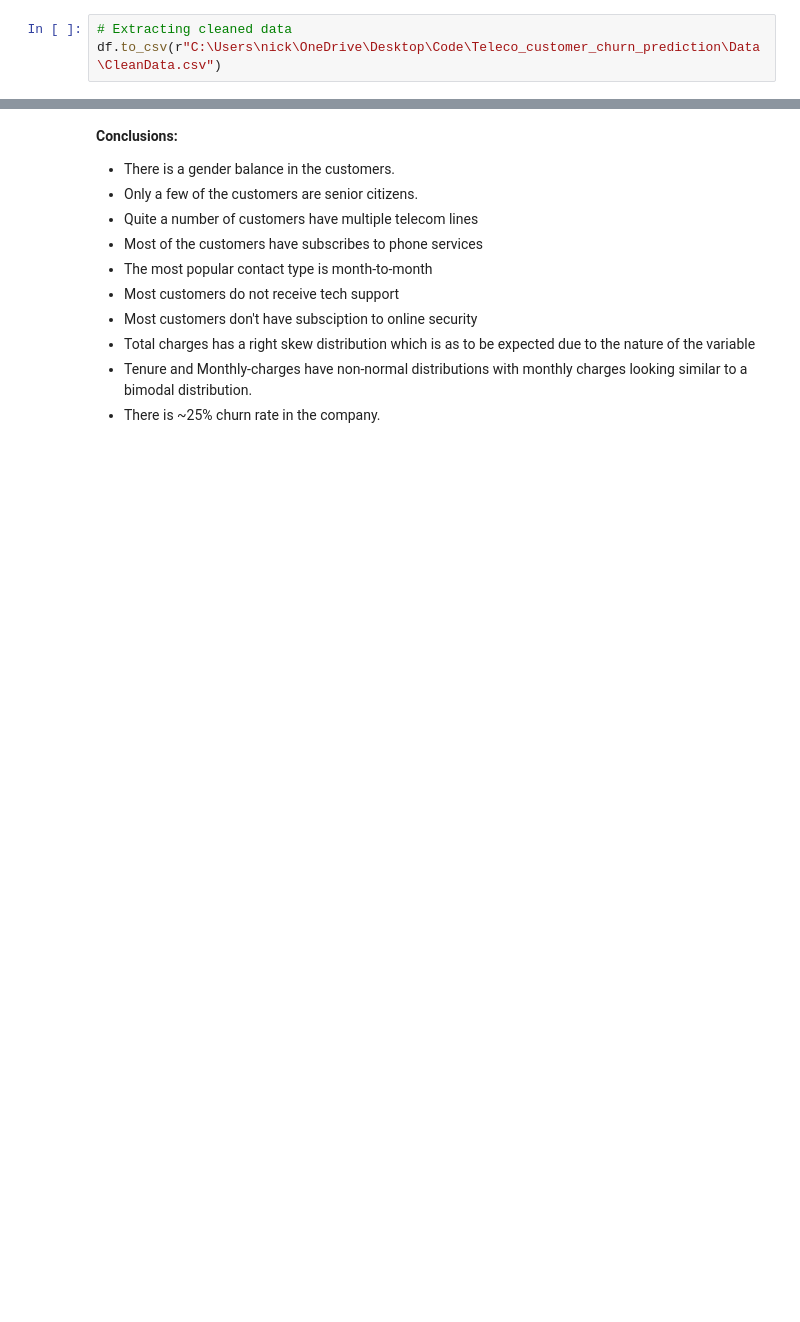
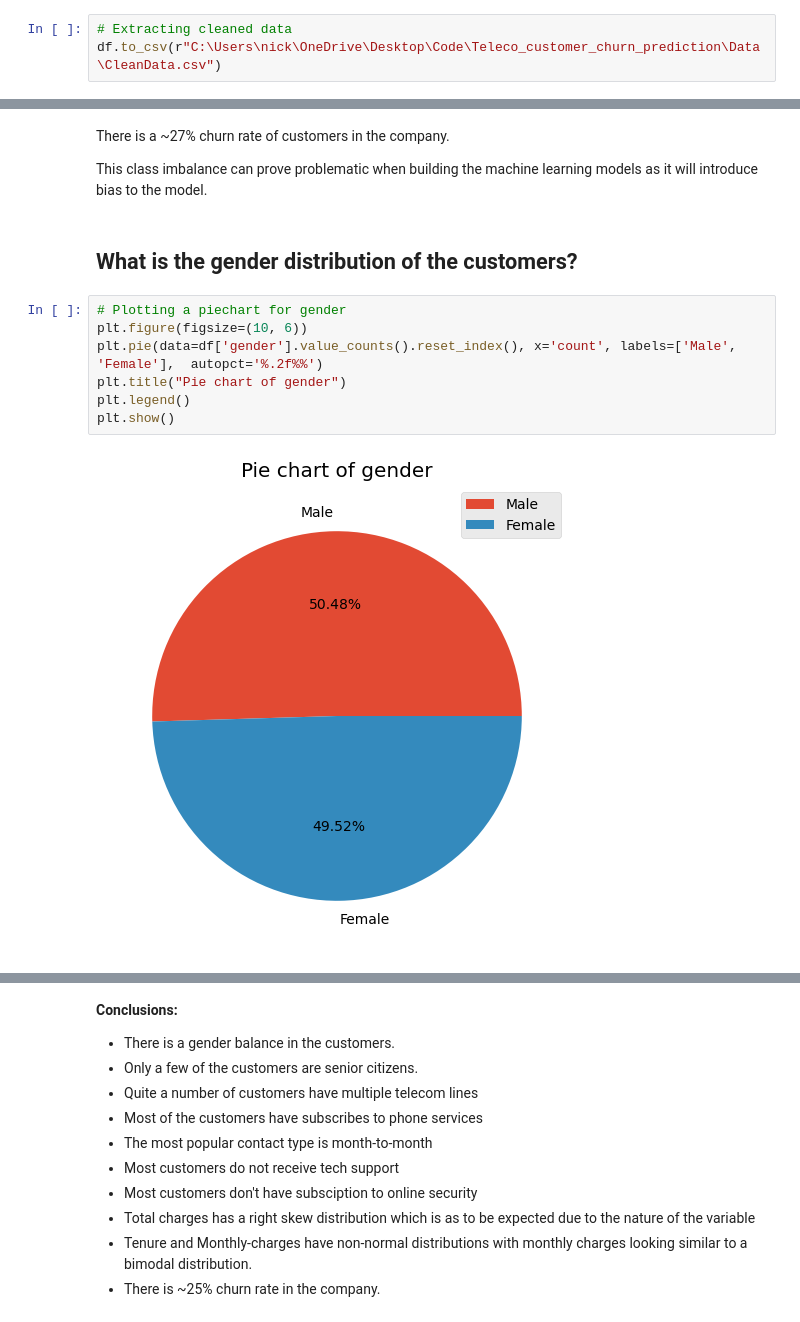
Before and after one commit to Nickimani/Teleco_customer_churn_prediction, a Jupyter notebook: Notebook.ipynb, the cells around one changed output, grey strips where cells are left out. Drawn from its saved outputs; the diff is of its cells as text; blank space fills up the shorter version.

```diff
--- a/Notebook.ipynb
+++ b/Notebook.ipynb
@@ -231,0 +209,15 @@ Name: proportion, dtype: float64
+# %% [markdown]
+There is a ~27% churn rate of customers in the company.
+
+This class imbalance can prove problematic when building the machine learning models as it will introduce bias to the model.
+# %% [markdown]
+## What is the gender distribution of the customers?
+# %%
+# Plotting a piechart for gender
+plt.figure(figsize=(10, 6))
+plt.pie(data=df['gender'].value_counts().reset_index(), x='count', labels=['Male', 'Female'],  autopct='%.2f%%')
+plt.title("Pie chart of gender")
+plt.legend()
+plt.show()
+# %% [output]
+[figure, added]
```
Also changed, not shown: parts of 159 cells of this notebook.
